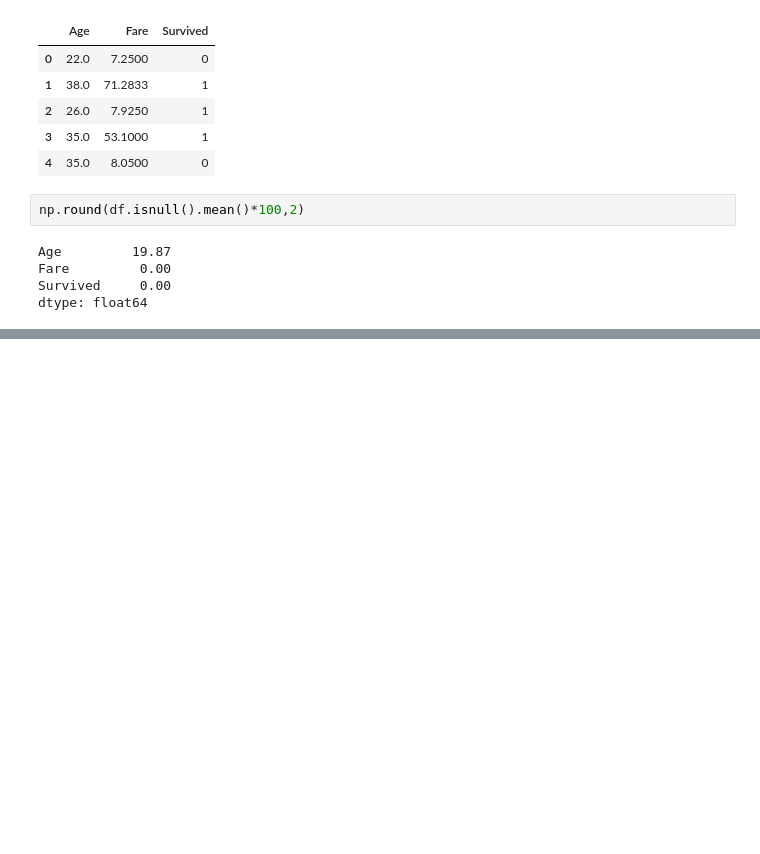
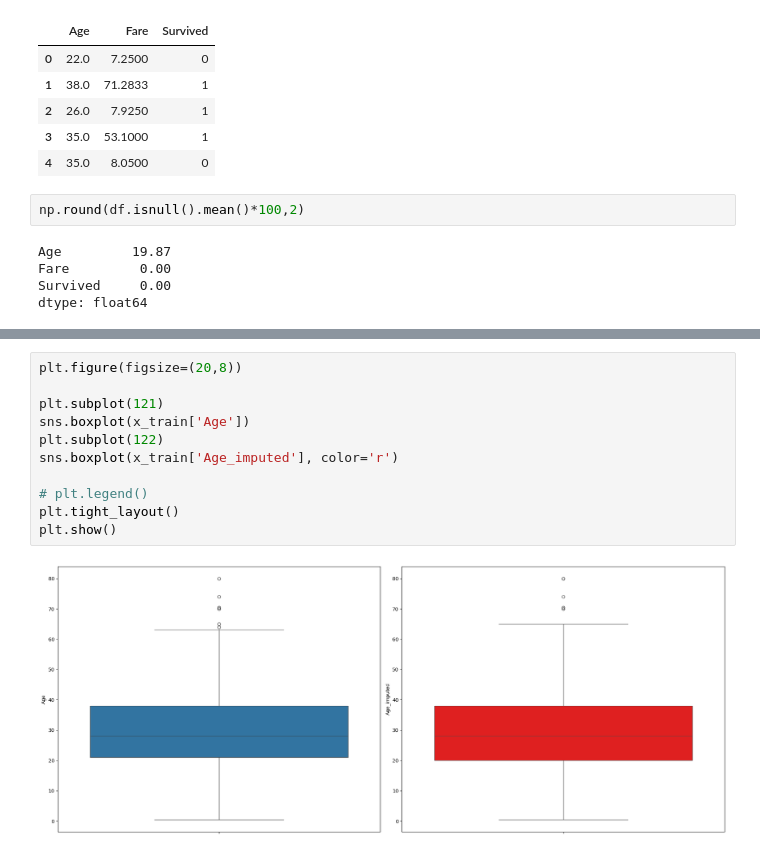
Before and after one commit to Ashura369/Python_and_Data_Science, a Jupyter notebook: 0 ML lecture/12_3_0 random sample imputer and missing indicator.ipynb, the cells around one changed output, grey strips where cells are left out. Cells and saved outputs as stored; diff of their text form; blank space fills up the shorter version.

```diff
--- a/0 ML lecture/12_3_0 random sample imputer and missing indicator.ipynb
+++ b/0 ML lecture/12_3_0 random sample imputer and missing indicator.ipynb
@@ -89,0 +119,13 @@ This line fills the missing values in 'Age_imputed' by randomly picking real, ex
+# %%
+plt.figure(figsize=(20,8))
+
+plt.subplot(121)
+sns.boxplot(x_train['Age'])
+plt.subplot(122)
+sns.boxplot(x_train['Age_imputed'], color='r')
+
+# plt.legend()
+plt.tight_layout()
+plt.show()
+# %% [output]
+[figure, added]
```
Also changed, not shown: parts of 7 cells of this notebook.
